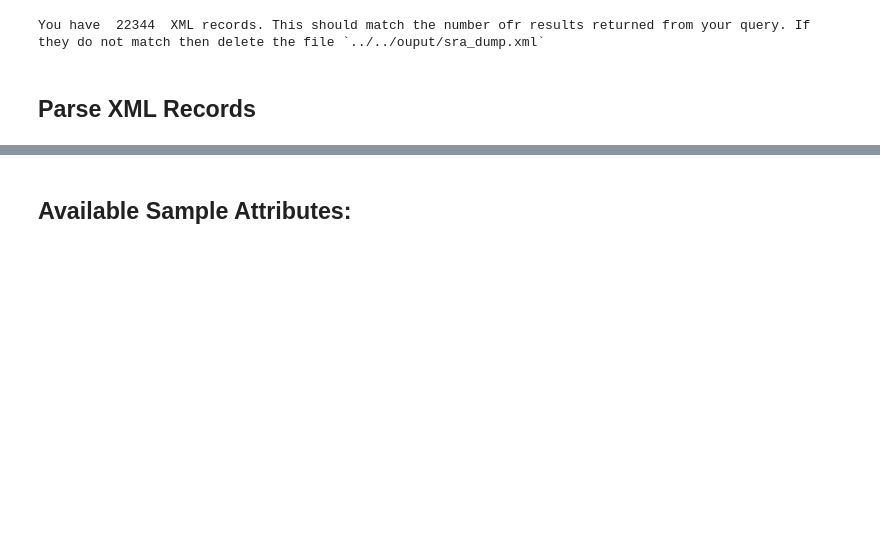
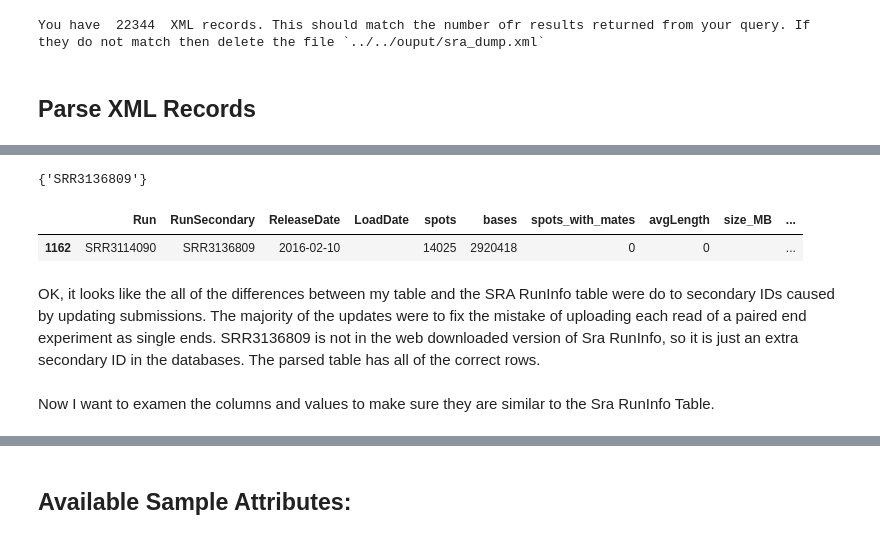
Before and after one commit to jfear/ncbi_remap, a Jupyter notebook: notebook/develop/2016-08-01_sra_query.ipynb, the cells around one changed output, grey strips where cells are left out. Saved outputs shown, nothing was run; the diff lists cells and outputs as text; code cells hidden in the pictures; blank space fills up the shorter version.

```diff
--- a/notebook/develop/2016-08-01_sra_query.ipynb
+++ b/notebook/develop/2016-08-01_sra_query.ipynb
@@ -192,0 +236,14 @@ r.find('IDENTIFIERS/PRIMARY_ID').text
+# %%
+# Compare secondary IDs with missing IDs and find the difference
+IDs.difference(myMissing)
+# %% [output]
+{'SRR3136809'}
+# %%
+ts[ts.RunSecondary == 'SRR3136809']
+# %% [output]
+|  | Run | RunSecondary | ReleaseDate | LoadDate | spots | bases | spots_with_mates | avgLength | size_MB | ... |
+| 1162 | SRR3114090 | SRR3136809 | 2016-02-10 |  | 14025 | 2920418 | 0 | 0 |  | ... |
+# %% [markdown]
+OK, it looks like the all of the differences between my table and the SRA RunInfo table were do to secondary IDs caused by updating submissions. The majority of the updates were to fix the mistake of uploading each read of a paired end experiment as single ends. SRR3136809 is not in the web downloaded version of Sra RunInfo, so it is just an extra secondary ID in the databases. The parsed table has all of the correct rows.
+# %% [markdown]
+Now I want to examen the columns and values to make sure they are similar to the Sra RunInfo Table.
```
Also changed, not shown: parts of 35 cells of this notebook, 2 other files.
